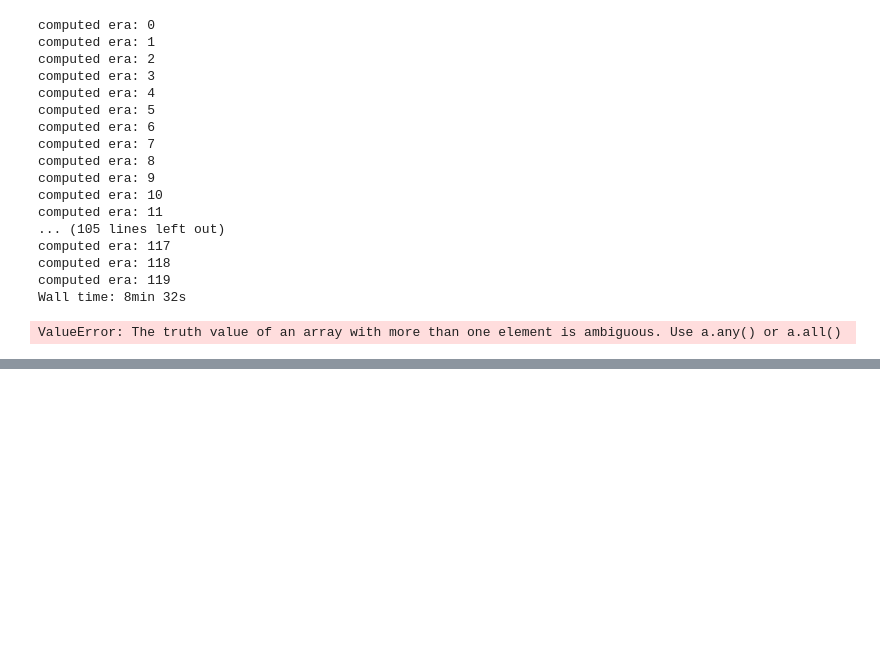
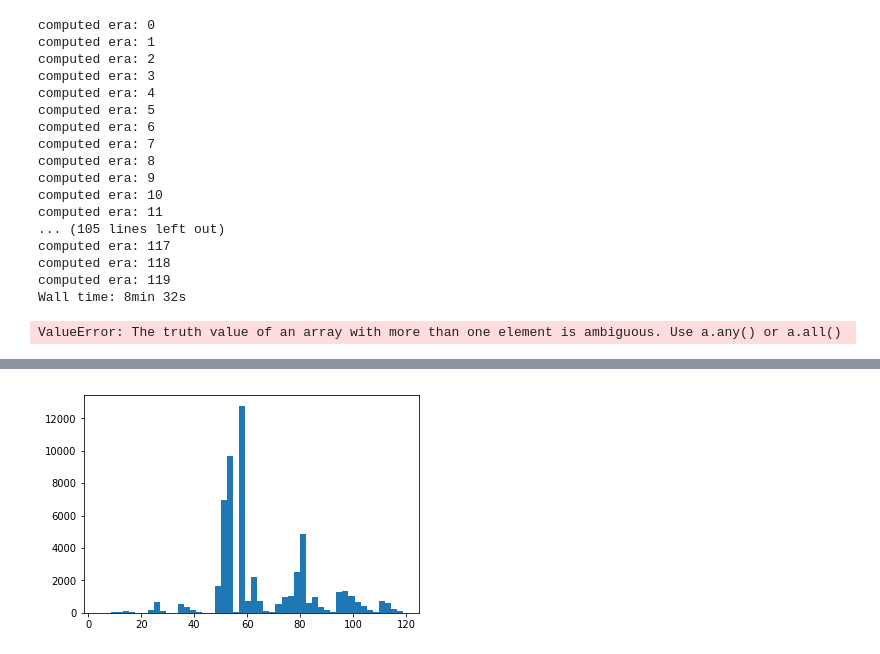
Before and after one commit to ecsplendid/numerai, a Jupyter notebook: Week2.ipynb, the cells around one changed output, grey strips where cells are left out. Cells and saved outputs as stored; diff of their text form; code cells hidden in the pictures; blank space fills up the shorter version.

```diff
--- a/Week2.ipynb
+++ b/Week2.ipynb
@@ -304,0 +336,8 @@ pyplot.hist(best_preds, bins=50)
+# %%
+# there is similar regionality on the predicted best era models
+# so we can tell that the data is in era order, but unfortunatley
+# it also shows us that our era prediction is comically poor!
+
+x=pyplot.hist(M-1, bins=50)
+# %% [output]
+[figure, added]
```
Also changed, not shown: parts of 10 cells of this notebook.
